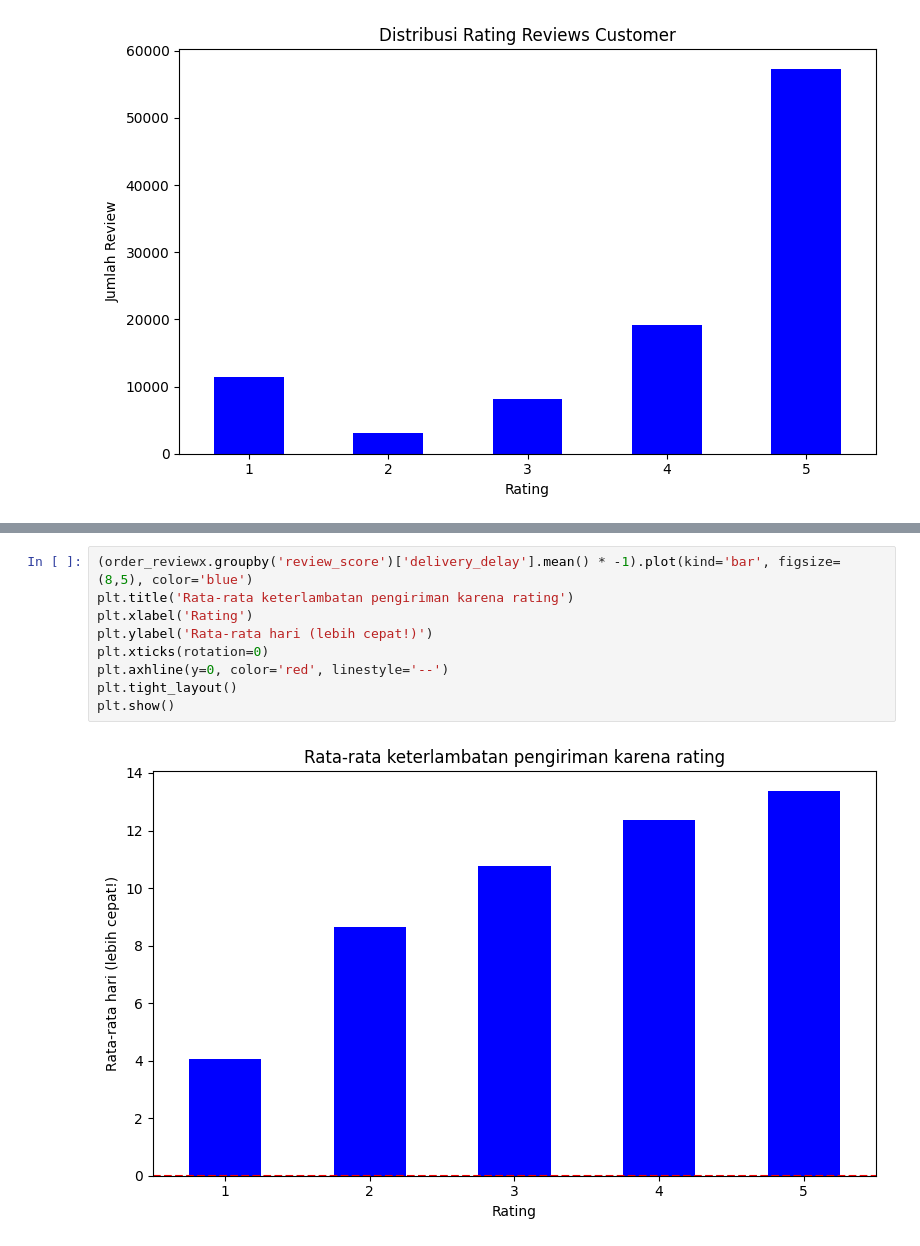
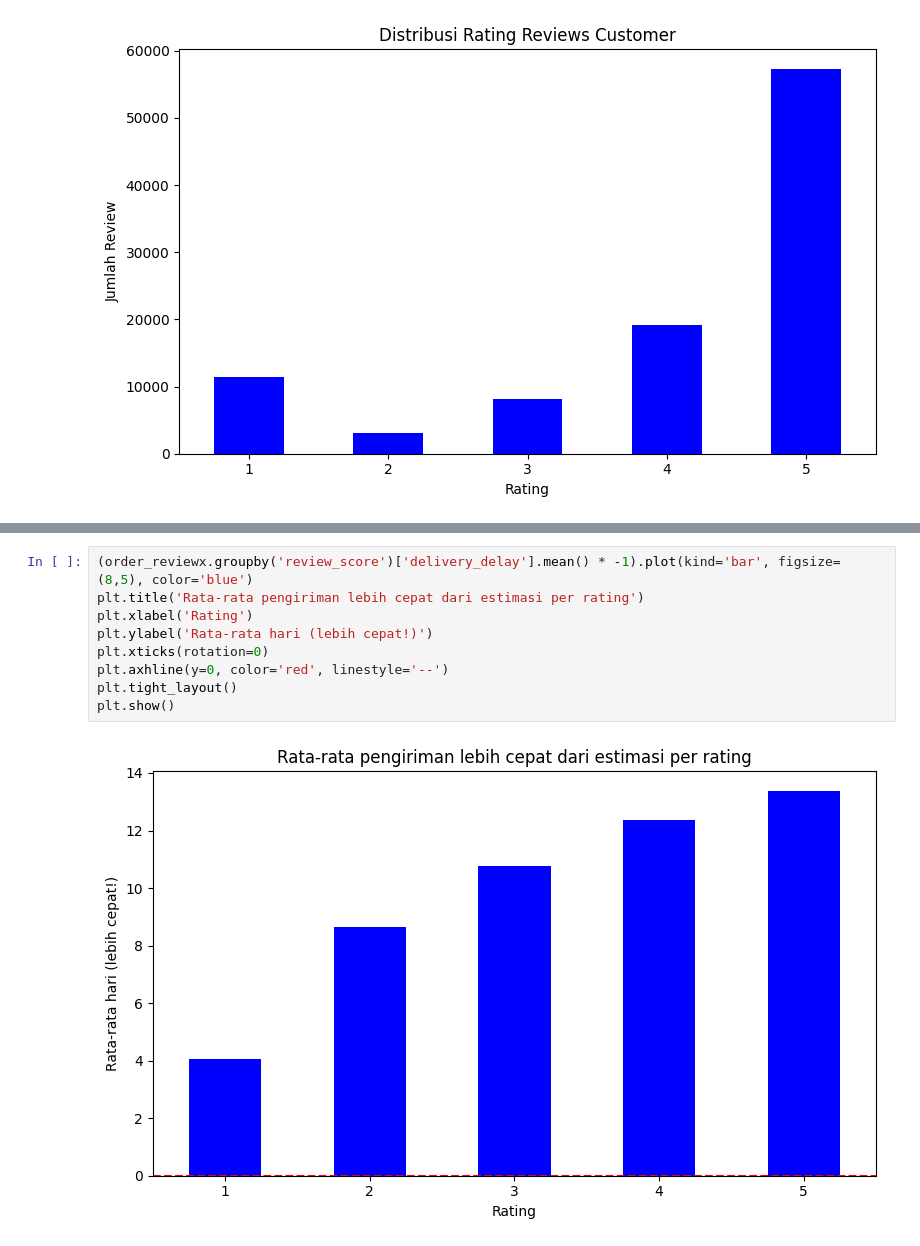
Before and after one commit to Magentropy/KagglingSelf, a Jupyter notebook: Olist_brazil/notebooks_brazil.ipynb, the cells around one changed output, grey strips where cells are left out. Saved outputs shown, nothing was run; the diff lists cells and outputs as text.

```diff
--- a/Olist_brazil/notebooks_brazil.ipynb
+++ b/Olist_brazil/notebooks_brazil.ipynb
@@ -198,11 +212,11 @@ print(order_reviews.head())
 # %%
 (order_reviewx.groupby('review_score')['delivery_delay'].mean() * -1).plot(kind='bar', figsize=(8,5), color='blue')
-plt.title('Rata-rata keterlambatan pengiriman karena rating')
+plt.title('Rata-rata pengiriman lebih cepat dari estimasi per rating')
 plt.xlabel('Rating')
 plt.ylabel('Rata-rata hari (lebih cepat!)')
 plt.xticks(rotation=0)
 plt.axhline(y=0, color='red', linestyle='--')
 plt.tight_layout()
 plt.show()
 # %% [output]
-[figure, old version]
+[figure, new version]
```
Also changed, not shown: parts of 13 cells of this notebook.
